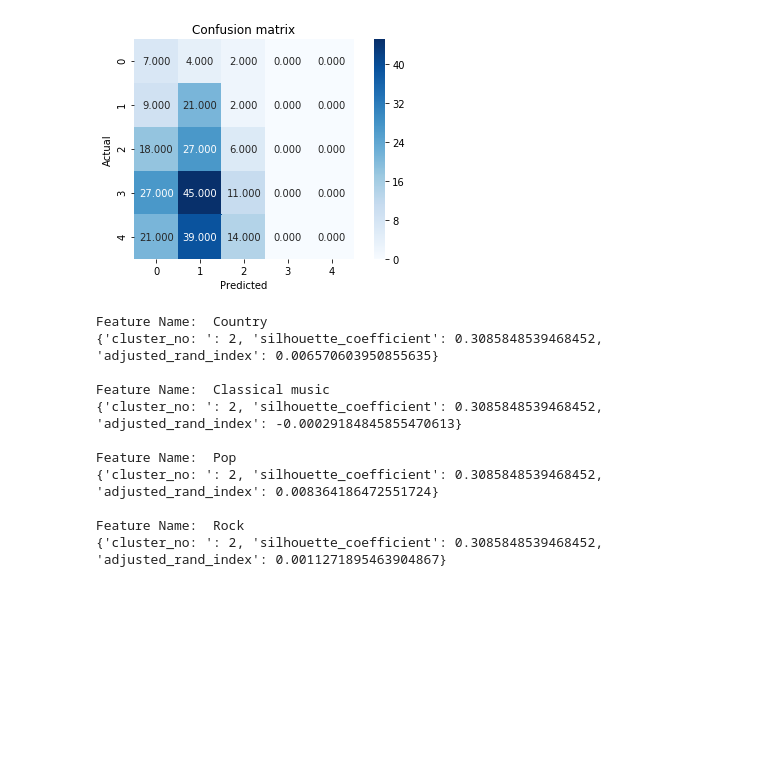
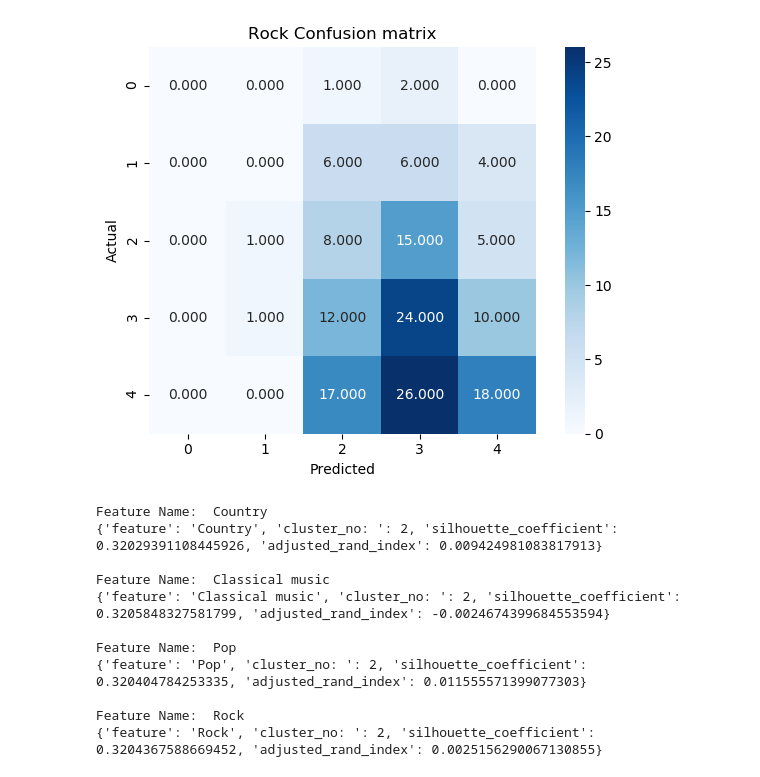
Before and after one commit to vkumar33/Data-Science, a Jupyter notebook: Final Project.ipynb, the cells around one changed output. Saved outputs shown, nothing was run; the diff lists cells and outputs as text; code cells hidden in the pictures; blank space fills up the shorter version.

```diff
--- a/Final Project.ipynb
+++ b/Final Project.ipynb
@@ -204,6 +204,6 @@ data['House - block of flats'] = data.apply(lambda row: house(row['House - block
 data['Internet usage'] = data.apply(lambda row: internet(row['Internet usage']), axis=1)
 # %%
 data = data.drop(columns = ['Punctuality','Lying'])
-data = data.fillna(data.mean())
+data = data.dropna()
+data.to_csv('output.csv', sep=',')
 data.head()
-data.to_csv('output.csv', sep=',')
@@ -233,5 +382,9 @@ See the caveats in the documentation: http://pandas.pydata.org/pandas-docs/stabl
 # %%
+# Classification
+
 # first one
+X = data.iloc[:,20:]
+
 # for i in Y:
 X_train, X_test, Y_train, Y_test = train_test_split(X,Y, test_size = 0.25, random_state = 1)
 scaler = StandardScaler()
@@ -451,13 +601,15 @@ plt.tight_layout()
 # %%
-conf_matrix = metrics.confusion_matrix(Y_test['Rock'], Y_pred.T[0])
+conf_matrix = metrics.confusion_matrix(Y_test['Rock'], Y_pred.T[3])
 
 sns.heatmap(conf_matrix, annot = True, fmt = ".3f", square = True, cmap = plt.cm.Blues)
 plt.ylabel('Actual')
 plt.xlabel('Predicted')
-plt.title('Confusion matrix')
+plt.title('Rock Confusion matrix')
 plt.tight_layout()
+
+plt.show()
 # %% [output]
-[figure, old version]
+[figure, new version]
 # %%
 # clustering using k-means clustering
 def get_clustering_metrics(data, feature):
@@ -488,17 +640,17 @@ count = 0
 # print(_ret)
 # %%
 # clustering using k-means clustering
-def find_max_silhouett_coeff(_all_metrics, cluster_no):
+def find_max_silhouett_coeff(_all_metrics, cluster_no, feature):
     max_silhouette_coefficient = -1
     use_this_one = {}
 
     for cluster_info in _all_metrics:
         silhouette_coefficient = cluster_info[cluster_no]['silhouette_coefficient']
         adjusted_rand_index = cluster_info[cluster_no]['adjusted_rand_index']
-
-        if max_silhouette_coefficient < silhouette_coefficient:
+        f = cluster_info[cluster_no]['feature']
+        if max_silhouette_coefficient < silhouette_coefficient and feature == f:
             max_silhouette_coefficient = silhouette_coefficient
-            use_this_one = {'cluster_no: ': cluster_no, 'silhouette_coefficient': silhouette_coefficient, 'adjusted_rand_index': adjusted_rand_index}
+            use_this_one = {'feature': feature, 'cluster_no: ': cluster_no, 'silhouette_coefficient': silhouette_coefficient, 'adjusted_rand_index': adjusted_rand_index}
 
         cluster_no += 1
     return use_this_one
@@ -515,10 +667,10 @@ def find_max_adjusted_rand_index():
     max_adjusted_rand_index = -1
     return max_adjusted_rand_index
 
-def get_clustering_metrics(data, feature):
-    adjusted_rand_index = adjusted_rand_score(data[feature], data['clusters'])
-    silhouette_coefficient = silhouette_score(data, clusters, metric = "euclidean")
-    return {'adjusted_rand_index': adjusted_rand_index, 'silhouette_coefficient': silhouette_coefficient}
+def get_clustering_metrics(data, feature, tmp):
+    adjusted_rand_index = adjusted_rand_score(data[feature], tmp['clusters'])
+    silhouette_coefficient = silhouette_score(tmp, clusters, metric = "euclidean")
+    return {'feature': feature, 'adjusted_rand_index': adjusted_rand_index, 'silhouette_coefficient': silhouette_coefficient}
 
 col_names = list(data.columns.values)
 
@@ -537,11 +689,11 @@ for f in y_features:
         use_this_cluster = KMeans(n_clusters = no_clusters, init = 'random', n_init = 1, random_state = 2).fit(tmp)
         clusters = use_this_cluster.labels_
         tmp['clusters'] = clusters
-        _ret = get_clustering_metrics(data, f)
+        _ret = get_clustering_metrics(data, f, tmp)
 
         _metrics.append({no_clusters:_ret})
 
-    _max_silhouett_coeff = find_max_silhouett_coeff(_metrics, start)
+    _max_silhouett_coeff = find_max_silhouett_coeff(_metrics, start, f)
     _max_metrics_all_features.append(_max_silhouett_coeff)
 
 count = 0
@@ -550,16 +702,16 @@ for feature_metrics in _max_metrics_all_features:
     count += 1
 # %% [output]
 Feature Name:  Country
-{'cluster_no: ': 2, 'silhouette_coefficient': 0.3085848539468452, 'adjusted_rand_index': 0.006570603950855635}
+{'feature': 'Country', 'cluster_no: ': 2, 'silhouette_coefficient': 0.32029391108445926, 'adjusted_rand_index': 0.009424981083817913}
 
 Feature Name:  Classical music
-{'cluster_no: ': 2, 'silhouette_coefficient': 0.3085848539468452, 'adjusted_rand_index': -0.00029184845855470613}
+{'feature': 'Classical music', 'cluster_no: ': 2, 'silhouette_coefficient': 0.3205848327581799, 'adjusted_rand_index': -0.0024674399684553594}
 
 Feature Name:  Pop
-{'cluster_no: ': 2, 'silhouette_coefficient': 0.3085848539468452, 'adjusted_rand_index': 0.008364186472551724}
+{'feature': 'Pop', 'cluster_no: ': 2, 'silhouette_coefficient': 0.320404784253335, 'adjusted_rand_index': 0.011555571399077303}
 
 Feature Name:  Rock
-{'cluster_no: ': 2, 'silhouette_coefficient': 0.3085848539468452, 'adjusted_rand_index': 0.0011271895463904867}
+{'feature': 'Rock', 'cluster_no: ': 2, 'silhouette_coefficient': 0.3204367588669452, 'adjusted_rand_index': 0.0025156290067130855}
 # %%
 count = 0
 # print(len(col_names))
```
Also changed, not shown: parts of 26 cells of this notebook.
